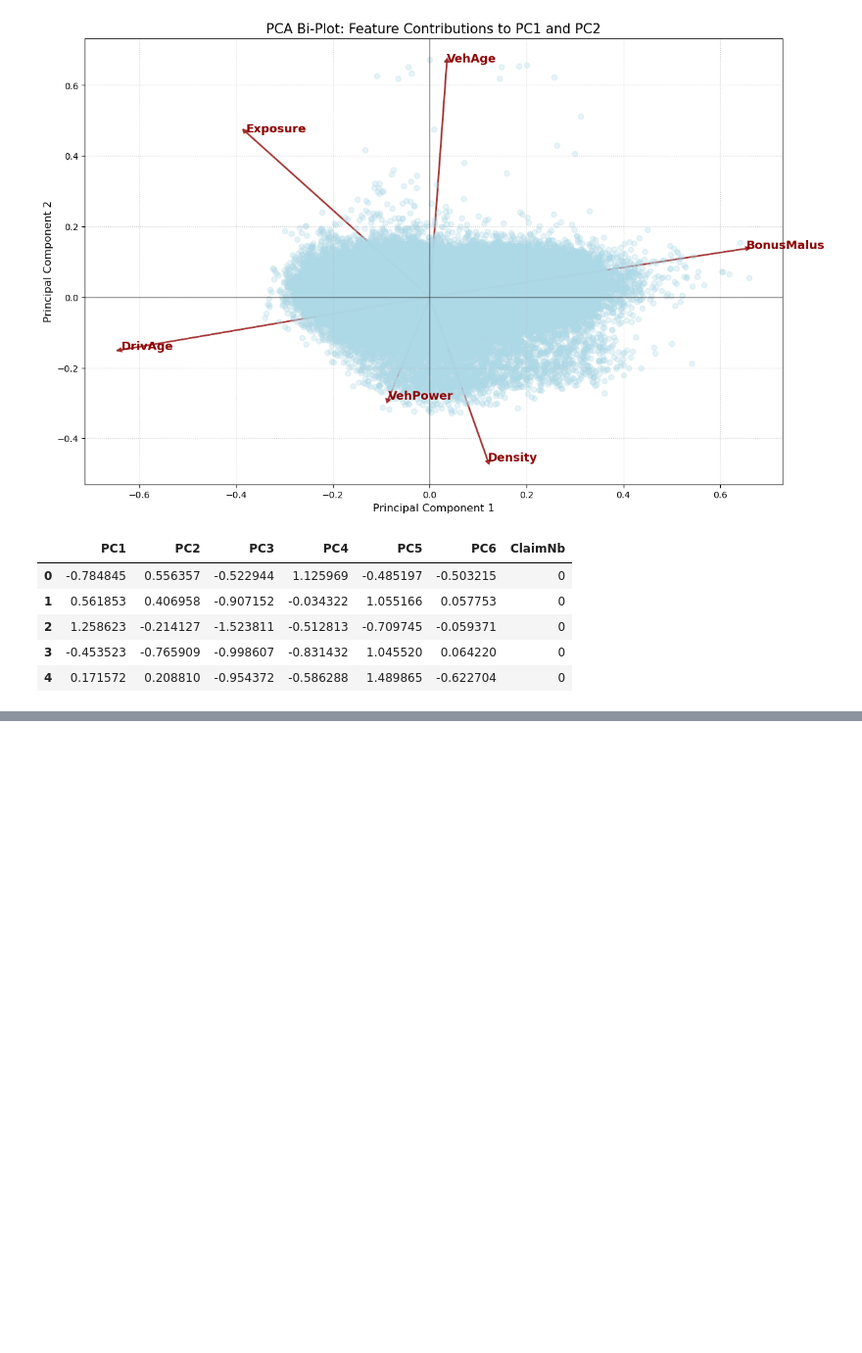
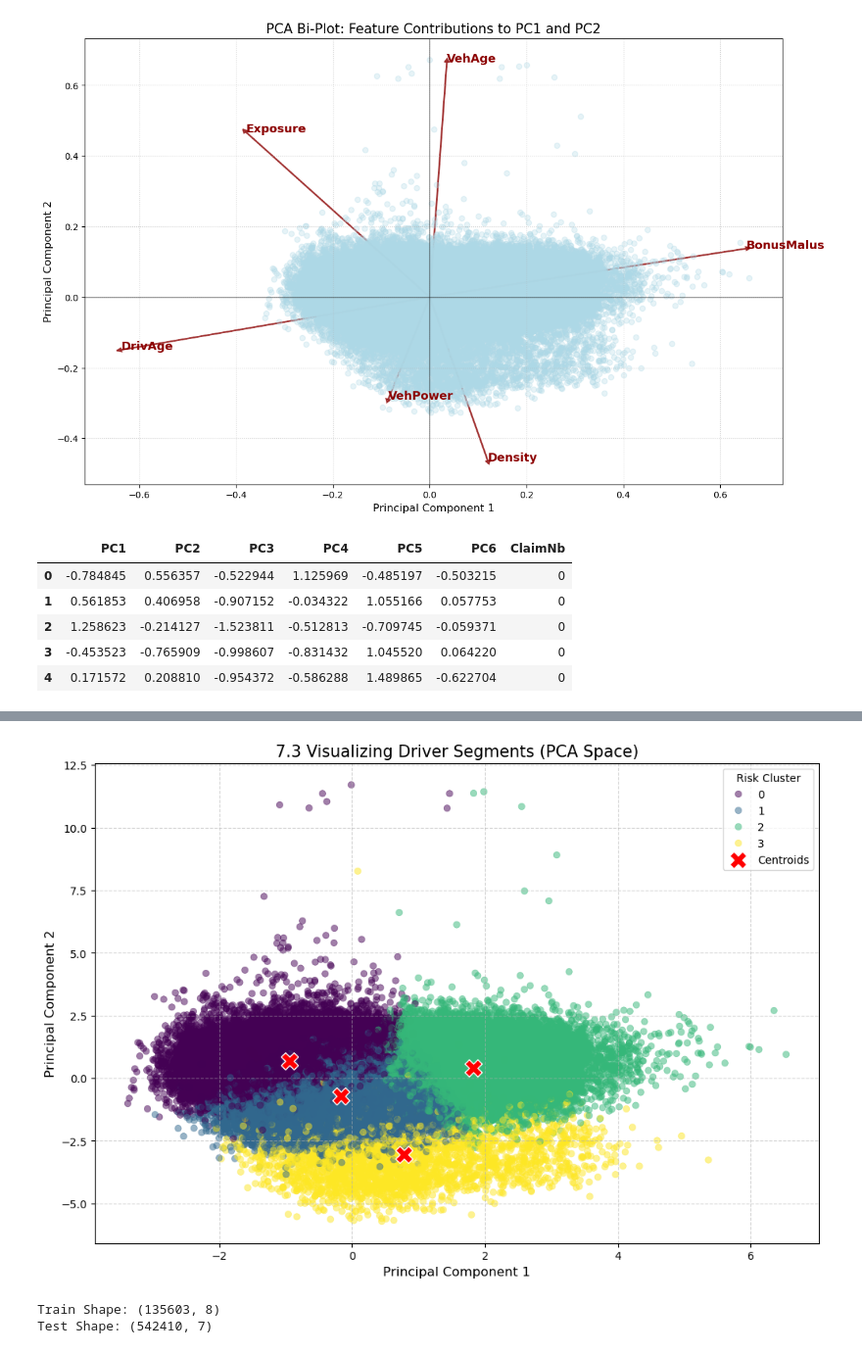
Before and after one commit to Oliverdron/MachineLearning_Project_2025_TeamJP, a Jupyter notebook: notebooks/03_pca.ipynb, the cells around one changed output, grey strips where cells are left out. Shown at 98% size. Cells and saved outputs as stored; diff of their text form; code cells hidden in the pictures; blank space fills up the shorter version.

```diff
--- a/notebooks/02_pca_clustering.ipynb
+++ b/notebooks/03_pca.ipynb
@@ -328,0 +377,62 @@ train_pca_df.head()
+# %%
+
+# 1. Prepare the figure
+plt.figure(figsize=(12, 8))
+
+# 2. Scatter plot using your handoff DataFrame
+# We use PC1 and PC2 because they are the 'Main axes' of your PCA
+sns.scatterplot(
+    x='PC1',
+    y='PC2',
+    hue='Cluster',       # This uses the 'Cluster' column you just added
+    data=train_pca_df,
+    palette='viridis',   # Clean, professional colors
+    alpha=0.5,           # Transparency helps see where data is 'thickest'
+    edgecolor=None
+)
+
+# 3. Add the Centroids (The mathematical 'hearts' of your clusters)
+# kmeans_final is the model you just ran fit_predict on
+centers = kmeans_final.cluster_centers_
+
+# We plot the first two dimensions of the centers (PC1 and PC2)
+plt.scatter(
+    centers[:, 0],
+    centers[:, 1],
+    c='red',
+    marker='X',
+    s=250,
+    label='Centroids',
+    edgecolor='white'
+)
+
+# 4. Final Formatting
+plt.title('7.3 Visualizing Driver Segments (PCA Space)', fontsize=15)
+plt.xlabel('Principal Component 1', fontsize=12)
+plt.ylabel('Principal Component 2', fontsize=12)
+plt.legend(title='Risk Cluster')
+plt.grid(True, linestyle='--', alpha=0.5)
+plt.show()
+# %% [output]
+[figure, added]
+# %%
+# Apply K-Means with chosen K=4/ optimal_k
+
+# 1. Initialize the final model using your optimal_k
+kmeans_final = KMeans(n_clusters=optimal_k, random_state=42, n_init=10)
+
+# 2. Fit and Predict on Training Data
+# This learns the "centers" from Train and assigns labels
+train_pca_df['Cluster'] = kmeans_final.fit_predict(X_clust)
+
+# 3. Predict on Test Data (THE CRUCIAL ADDITION)
+# We MUST use the same clusters learned from Train on the Test set
+X_test_clust = X_test_pca[:, :n_95]
+test_pca_df['Cluster'] = kmeans_final.predict(X_test_clust)
+
+# 4. Final verification of shapes -- WAIT FOR PROCESSED DATA TO COME THROUGH AND FIX THIS.
+print(f"Train Shape: {train_pca_df.shape}") # Should be (Rows, 6 PCs + Cluster + Target)
+print(f"Test Shape: {test_pca_df.shape}")   # Should be (Rows, 6 PCs + Cluster + Target)
+# %% [output]
+Train Shape: (135603, 8)
+Test Shape: (542410, 7)
```
Also changed, not shown: parts of 5 cells of this notebook, 1 other file.
